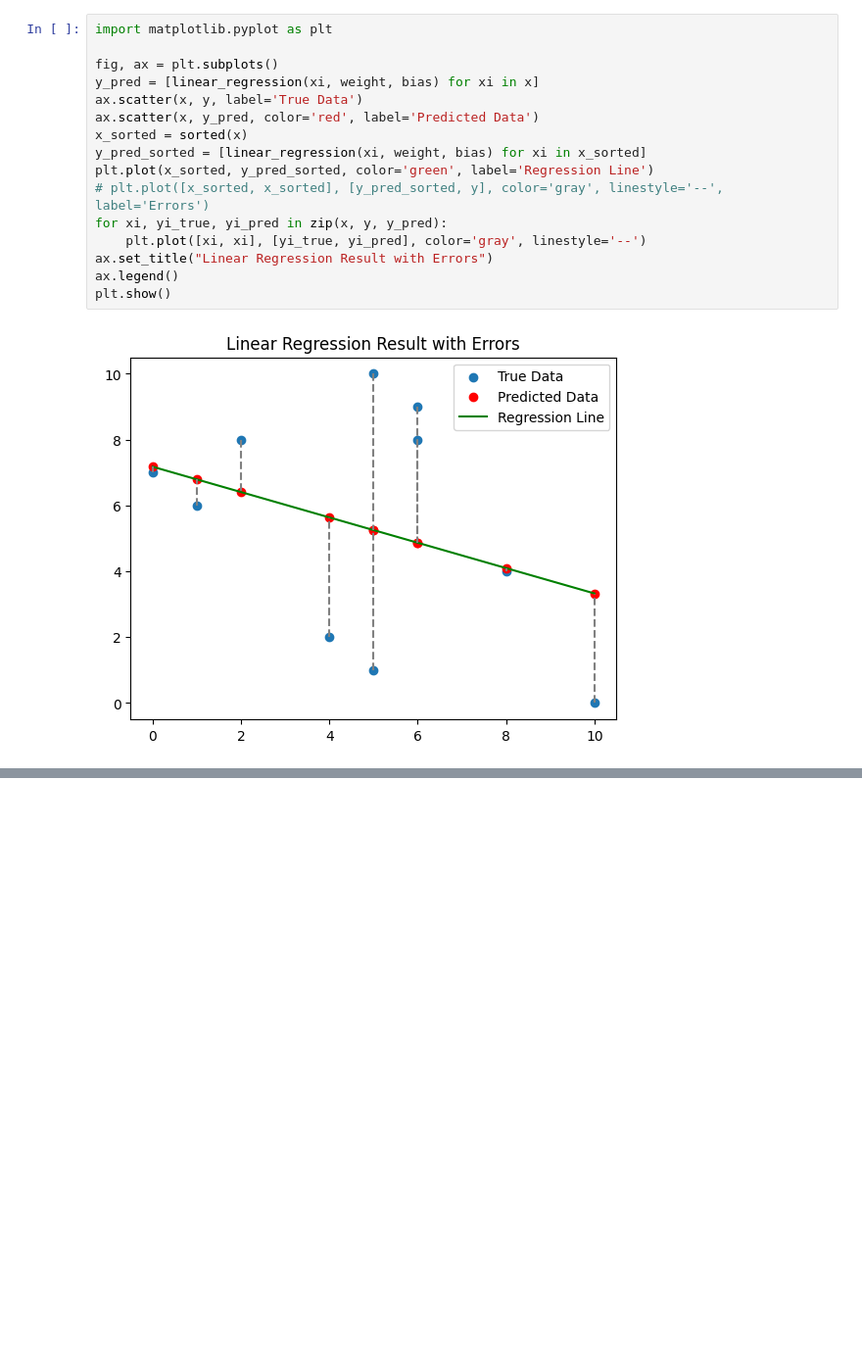
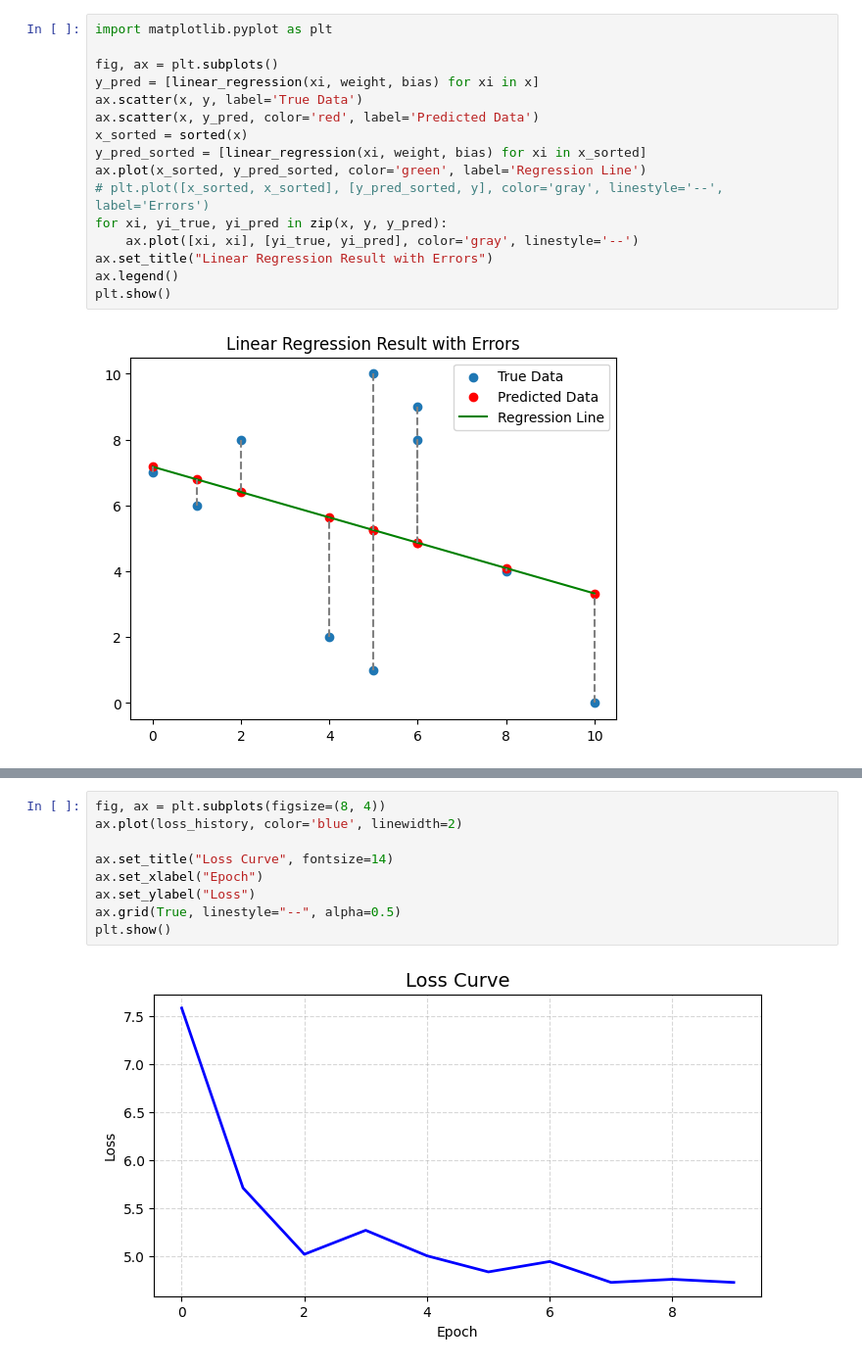
Before and after one commit to Paulyang80/DeepLearningLab, a Jupyter notebook: notebooks/01-linear-regression.ipynb, the cells around one changed output, grey strips where cells are left out. Shown at 98% size. Saved outputs shown, nothing was run; the diff lists cells and outputs as text; blank space fills up the shorter version.

```diff
--- a/notebooks/01-linear-regression.ipynb
+++ b/notebooks/01-linear-regression.ipynb
@@ -277,10 +282,10 @@ ax.scatter(x, y, label='True Data')
 ax.scatter(x, y_pred, color='red', label='Predicted Data')
 x_sorted = sorted(x)
 y_pred_sorted = [linear_regression(xi, weight, bias) for xi in x_sorted]
-plt.plot(x_sorted, y_pred_sorted, color='green', label='Regression Line')
+ax.plot(x_sorted, y_pred_sorted, color='green', label='Regression Line')
 # plt.plot([x_sorted, x_sorted], [y_pred_sorted, y], color='gray', linestyle='--', label='Errors')
 for xi, yi_true, yi_pred in zip(x, y, y_pred):
-    plt.plot([xi, xi], [yi_true, yi_pred], color='gray', linestyle='--')
+    ax.plot([xi, xi], [yi_true, yi_pred], color='gray', linestyle='--')
 ax.set_title("Linear Regression Result with Errors")
 ax.legend()
 plt.show()
@@ -335,0 +590,11 @@ plt.show()
+# %%
+fig, ax = plt.subplots(figsize=(8, 4))
+ax.plot(loss_history, color='blue', linewidth=2)
+
+ax.set_title("Loss Curve", fontsize=14)
+ax.set_xlabel("Epoch")
+ax.set_ylabel("Loss")
+ax.grid(True, linestyle="--", alpha=0.5)
+plt.show()
+# %% [output]
+[figure, added]
```
Also changed, not shown: parts of 19 cells of this notebook.
